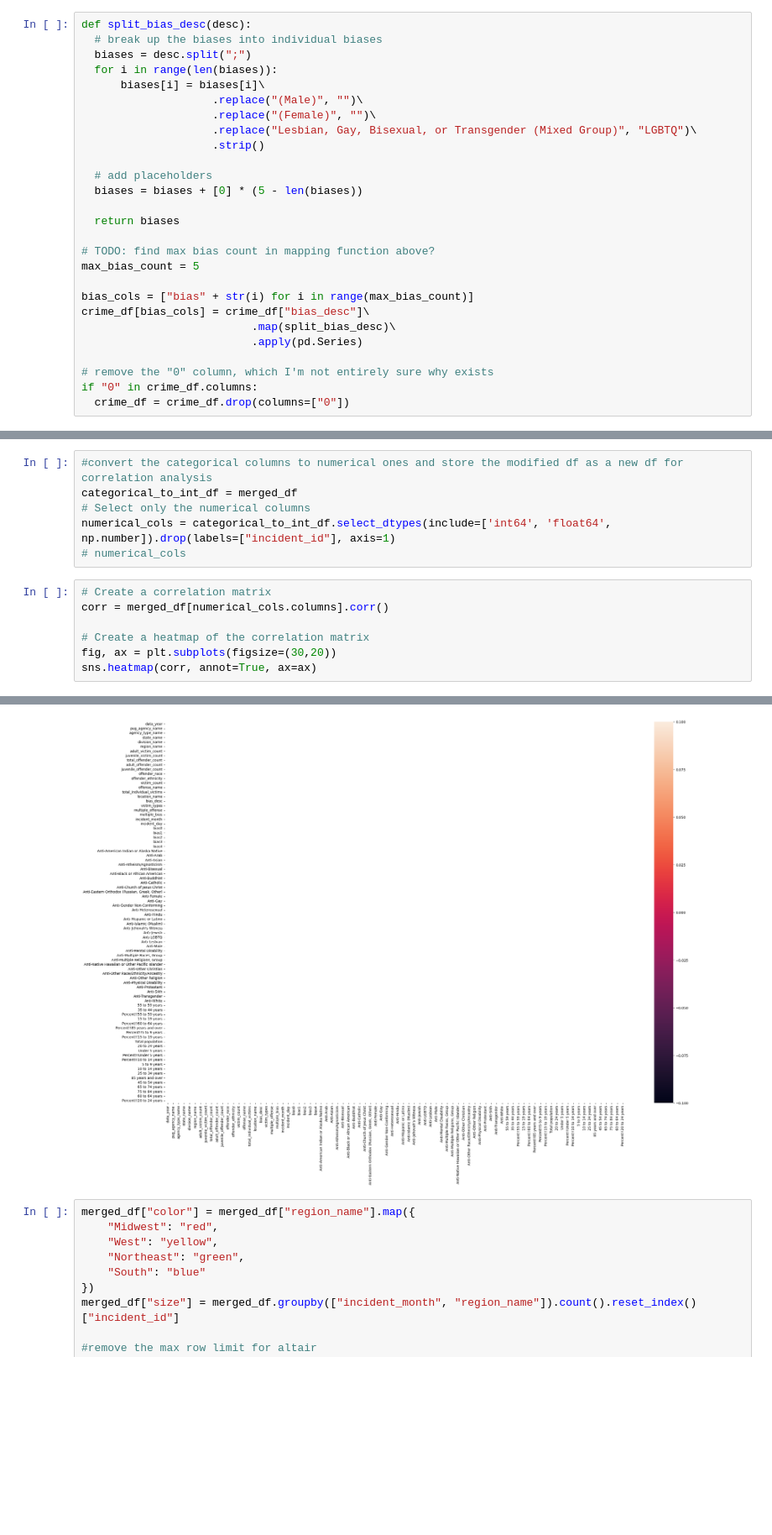
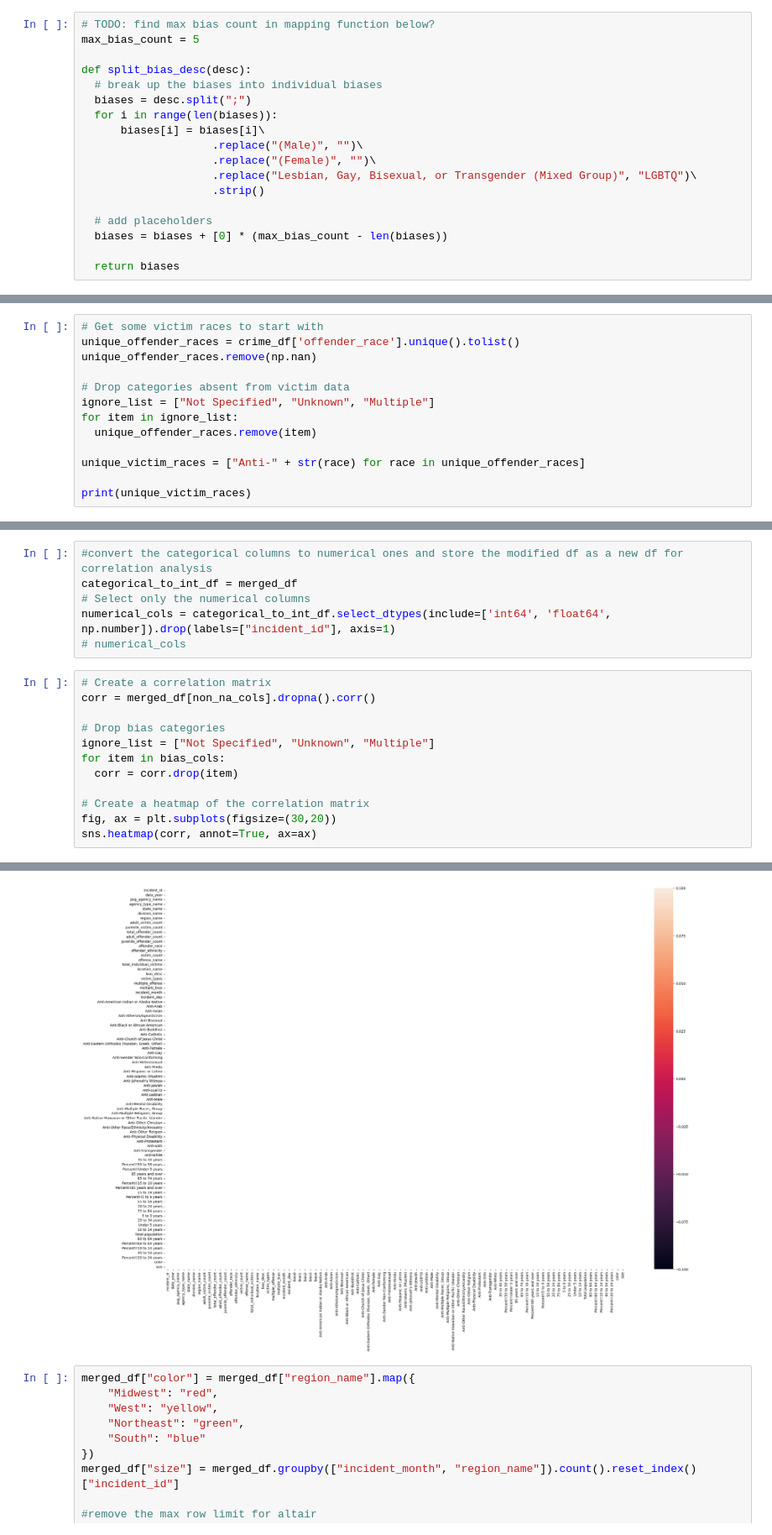
Before and after one commit to IsaacFigNewton/Analyzing-Hate-Crime-Data, a Jupyter notebook: Hate_Crime_Data_Exploration.ipynb, the cells around one changed output, grey strips where cells are left out. Shown at 84% size. Saved outputs shown, nothing was run; the diff lists cells and outputs as text; blank space fills up the shorter version.

```diff
--- a/Hate_Crime_Data_Exploration.ipynb
+++ b/Hate_Crime_Data_Exploration.ipynb
@@ -99,6 +78,9 @@ crime_df[["data_year", "incident_month", "incident_day"]] = crime_df["incident_d
 # %% [markdown]
 ###Break up bias descriptions into dummy columns
 # %%
+# TODO: find max bias count in mapping function below?
+max_bias_count = 5
+
 def split_bias_desc(desc):
   # break up the biases into individual biases
   biases = desc.split(";")
@@ -110,18 +92,6 @@ def split_bias_desc(desc):
                     .strip()
 
   # add placeholders
-  biases = biases + [0] * (5 - len(biases))
+  biases = biases + [0] * (max_bias_count - len(biases))
 
   return biases
-
-# TODO: find max bias count in mapping function above?
-max_bias_count = 5
-
-bias_cols = ["bias" + str(i) for i in range(max_bias_count)]
-crime_df[bias_cols] = crime_df["bias_desc"]\
-                          .map(split_bias_desc)\
-                          .apply(pd.Series)
-
-# remove the "0" column, which I'm not entirely sure why exists
-if "0" in crime_df.columns:
-  crime_df = crime_df.drop(columns=["0"])
@@ -356,0 +387,13 @@ _ = plt.ylabel('offender_race')
+# %%
+# Get some victim races to start with
+unique_offender_races = crime_df['offender_race'].unique().tolist()
+unique_offender_races.remove(np.nan)
+
+# Drop categories absent from victim data
+ignore_list = ["Not Specified", "Unknown", "Multiple"]
+for item in ignore_list:
+  unique_offender_races.remove(item)
+
+unique_victim_races = ["Anti-" + str(race) for race in unique_offender_races]
+
+print(unique_victim_races)
@@ -390,14 +474,19 @@ numerical_cols = categorical_to_int_df.select_dtypes(include=['int64', 'float64'
 # numerical_cols
 # %%
 # Create a correlation matrix
-corr = merged_df[numerical_cols.columns].corr()
+corr = merged_df[non_na_cols].dropna().corr()
+
+# Drop bias categories
+ignore_list = ["Not Specified", "Unknown", "Multiple"]
+for item in bias_cols:
+  corr = corr.drop(item)
 
 # Create a heatmap of the correlation matrix
 fig, ax = plt.subplots(figsize=(30,20))
 sns.heatmap(corr, annot=True, ax=ax)
 # %% [output]
 <Axes: >
-[figure, old version]
+[figure, new version]
 # %%
 merged_df["color"] = merged_df["region_name"].map({
     "Midwest": "red",
```
Also changed, not shown: parts of 19 cells of this notebook.
